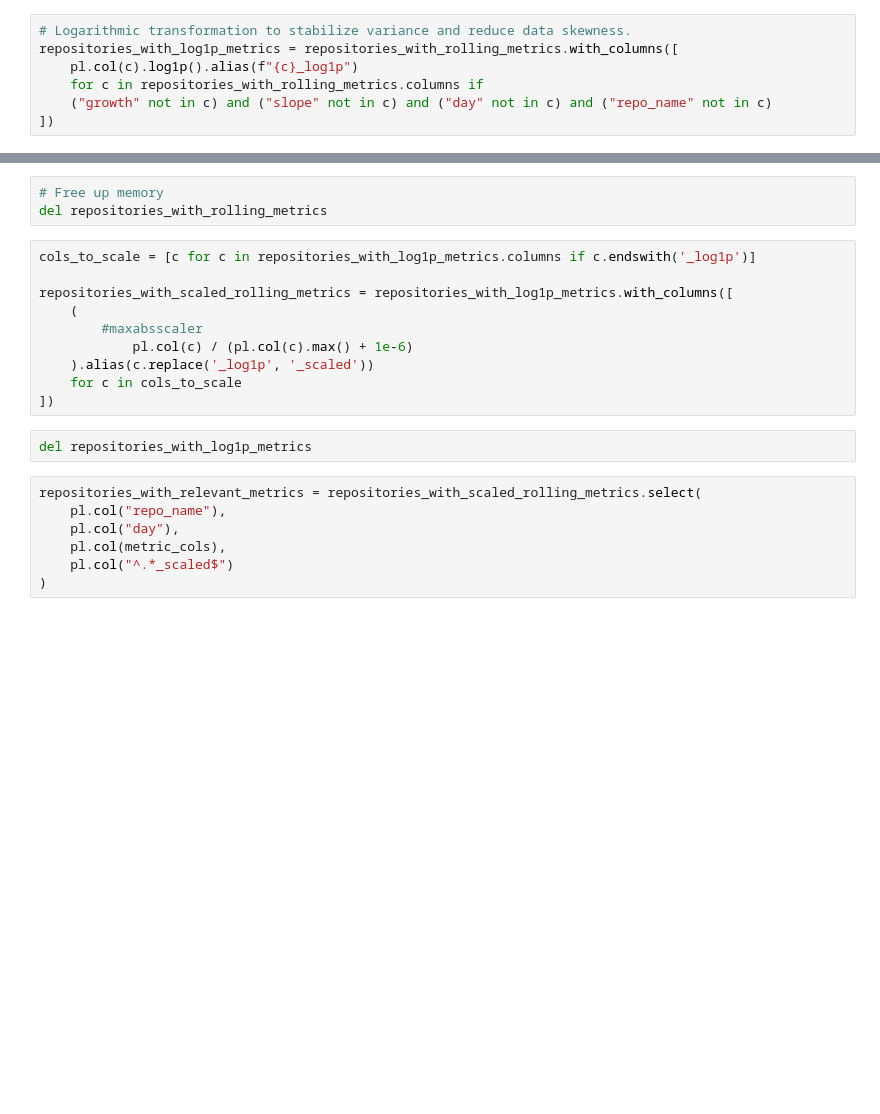
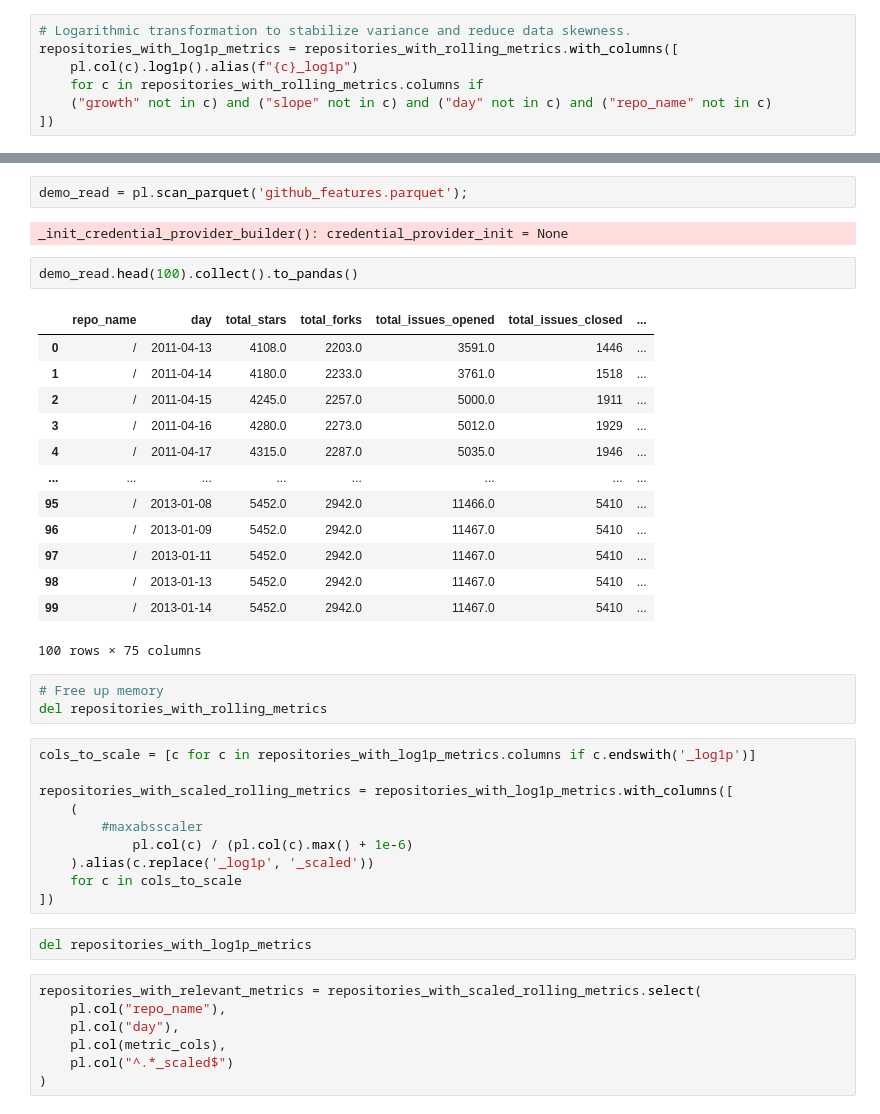
Before and after one commit to vali2wd/Predicting-Github-Repository-Popularity-Star-Growth, a Jupyter notebook: FeatureEngineering.ipynb, the cells around one changed output, grey strips where cells are left out. Drawn from its saved outputs; the diff is of its cells as text; blank space fills up the shorter version.

```diff
--- a/FeatureEngineering.ipynb
+++ b/FeatureEngineering.ipynb
@@ -102,3 +162,23 @@ repositories_with_log1p_metrics = repositories_with_rolling_metrics.with_columns
+# %%
+demo_read = pl.scan_parquet('github_features.parquet');
+# %% [output]
+_init_credential_provider_builder(): credential_provider_init = None
+# %%
+demo_read.head(100).collect().to_pandas()
+# %% [output]
+|  | repo_name | day | total_stars | total_forks | total_issues_opened | total_issues_closed | ... |
+| 0 | / | 2011-04-13 | 4108.0 | 2203.0 | 3591.0 | 1446 | ... |
+| 1 | / | 2011-04-14 | 4180.0 | 2233.0 | 3761.0 | 1518 | ... |
+| 2 | / | 2011-04-15 | 4245.0 | 2257.0 | 5000.0 | 1911 | ... |
+| 3 | / | 2011-04-16 | 4280.0 | 2273.0 | 5012.0 | 1929 | ... |
+| 4 | / | 2011-04-17 | 4315.0 | 2287.0 | 5035.0 | 1946 | ... |
+| ... | ... | ... | ... | ... | ... | ... | ... |
+| 95 | / | 2013-01-08 | 5452.0 | 2942.0 | 11466.0 | 5410 | ... |
+| 96 | / | 2013-01-09 | 5452.0 | 2942.0 | 11467.0 | 5410 | ... |
+| 97 | / | 2013-01-11 | 5452.0 | 2942.0 | 11467.0 | 5410 | ... |
+| 98 | / | 2013-01-13 | 5452.0 | 2942.0 | 11467.0 | 5410 | ... |
+| 99 | / | 2013-01-14 | 5452.0 | 2942.0 | 11467.0 | 5410 | ... |
+100 rows × 75 columns
 # %%
 # Free up memory
 del repositories_with_rolling_metrics
```
Also changed, not shown: parts of 16 cells of this notebook.
